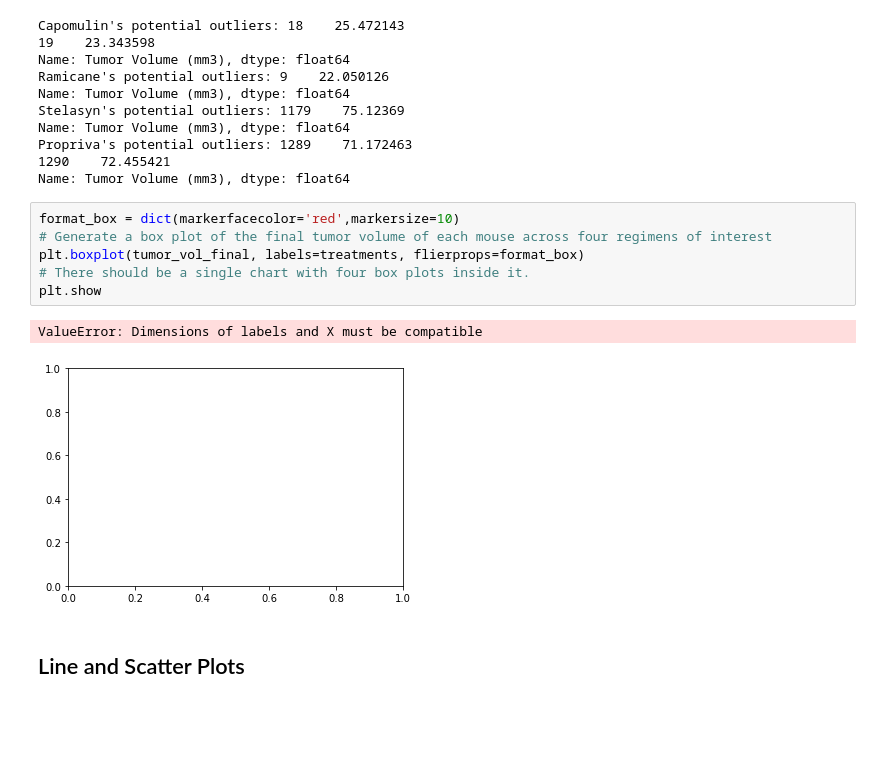
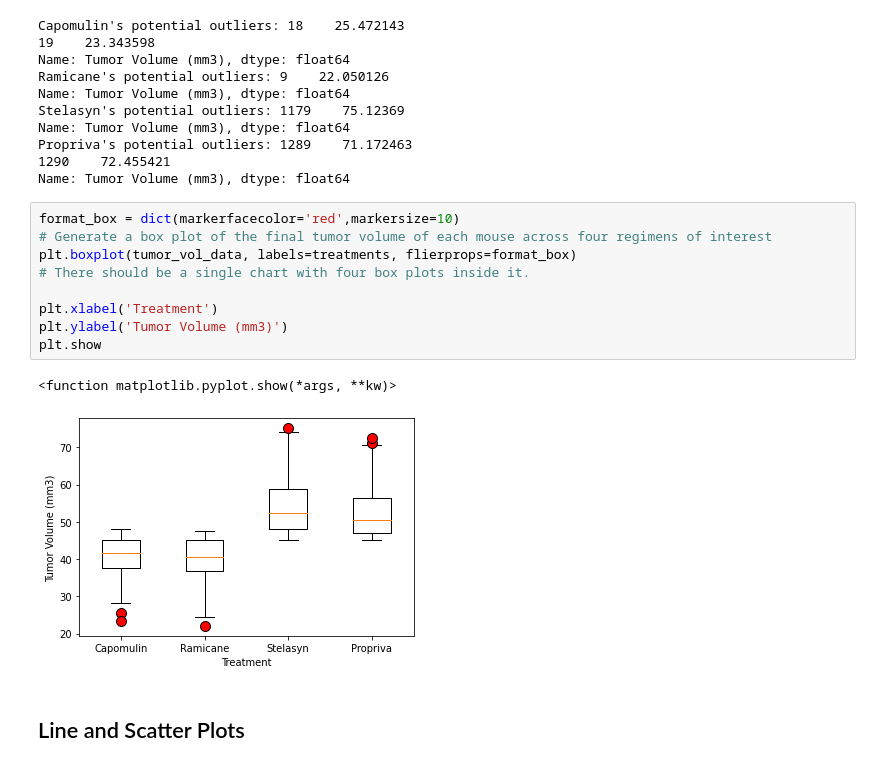
Before and after one commit to celeste1030/Matplotlib_challenge, a Jupyter notebook: The Power of Plots/pymaceuticals_starter.ipynb, the cells around one changed output. Cells and saved outputs as stored; diff of their text form; blank space fills up the shorter version.

```diff
--- a/The Power of Plots/pymaceuticals_starter.ipynb
+++ b/The Power of Plots/pymaceuticals_starter.ipynb
@@ -259,12 +264,15 @@ Name: Tumor Volume (mm3), dtype: float64
 # %%
 format_box = dict(markerfacecolor='red',markersize=10)
 # Generate a box plot of the final tumor volume of each mouse across four regimens of interest
-plt.boxplot(tumor_vol_final, labels=treatments, flierprops=format_box)
+plt.boxplot(tumor_vol_data, labels=treatments, flierprops=format_box)
 # There should be a single chart with four box plots inside it.
+
+plt.xlabel('Treatment')
+plt.ylabel('Tumor Volume (mm3)')
 plt.show
 # %% [output]
-ValueError: Dimensions of labels and X must be compatible
+<function matplotlib.pyplot.show(*args, **kw)>
-[figure, old version]
+[figure, new version]
 # %% [markdown]
 ## Line and Scatter Plots
 # %%
```
Also changed, not shown: parts of 2 cells of this notebook, 7 other files.
